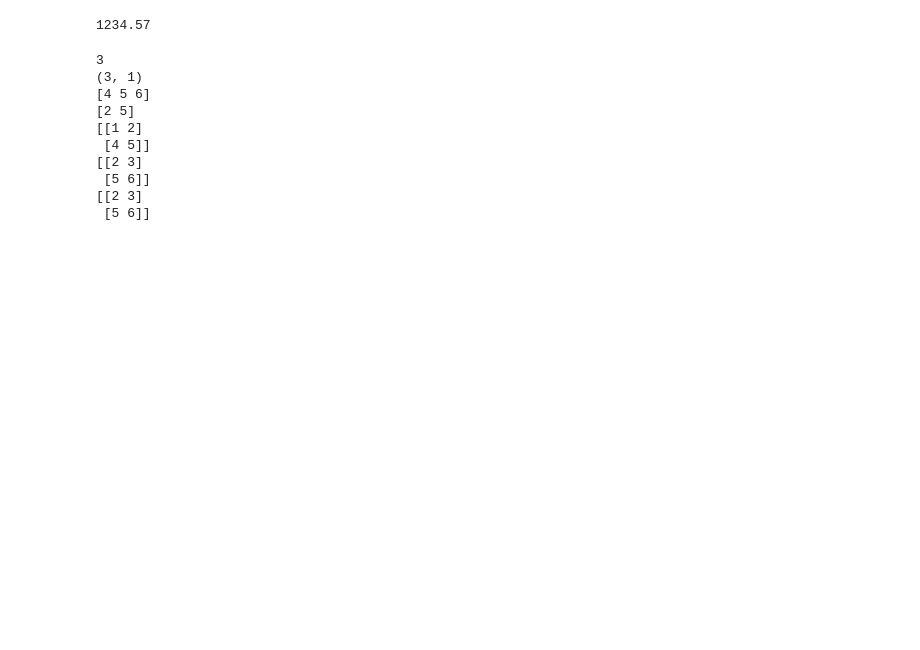
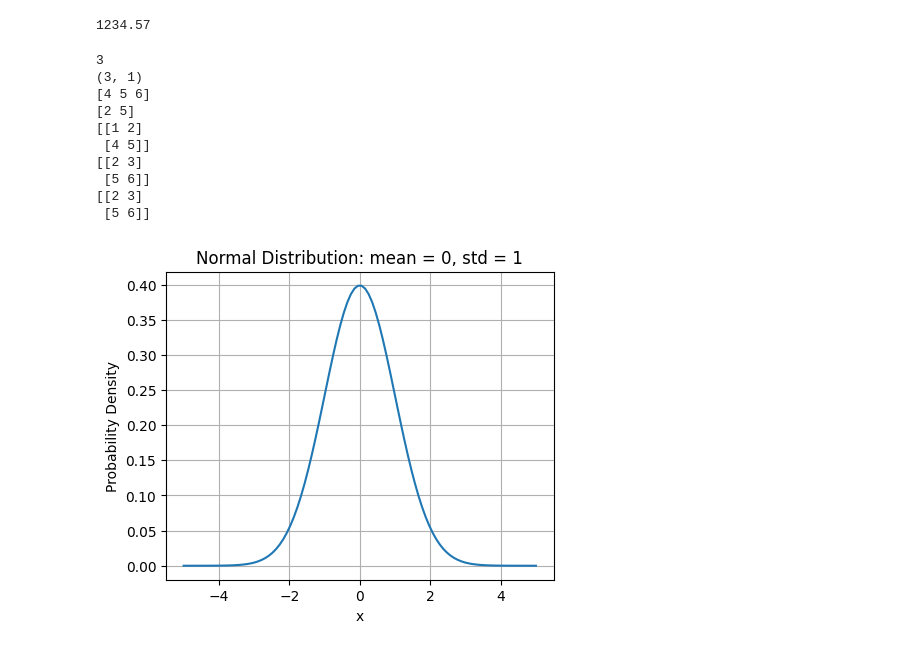
Before and after one commit to linnn-w/class1install-statistics, a Jupyter notebook: class1.ipynb, the cells around one changed output. Saved outputs shown, nothing was run; the diff lists cells and outputs as text; code cells hidden in the pictures; blank space fills up the shorter version.

```diff
--- a/class1.ipynb
+++ b/class1.ipynb
@@ -58,3 +58,19 @@ print(D[:, -2:]) # 取倒數兩行
  [5 6]]
 [[2 3]
  [5 6]]
+# %%
+# plot a normal distribution curve
+import numpy as np
+import matplotlib.pyplot as plt
+from scipy.stats import norm
+fig = plt.figure(figsize=(4,3))
+x = np.linspace(-5, 5, 100)
+y = norm.pdf(x, 0, 1) # mean = 0, std = 1
+plt.plot(x, y)
+plt.title('Normal Distribution: mean = 0, std = 1')
+plt.xlabel('x')
+plt.ylabel('Probability Density')
+plt.grid()
+plt.show()
+# %% [output]
+[figure, added]
```
Also changed, not shown: parts of 2 cells of this notebook.
